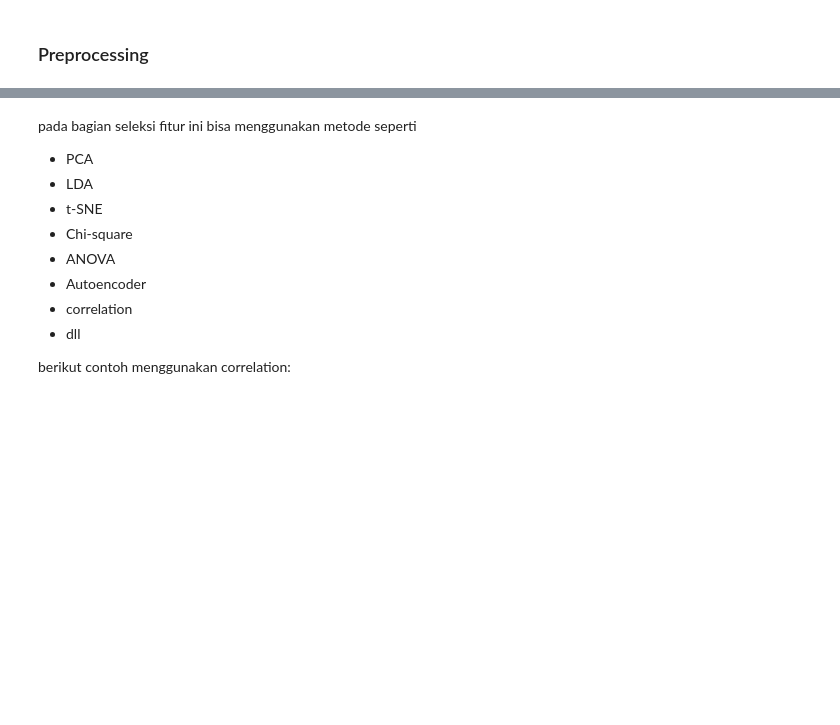
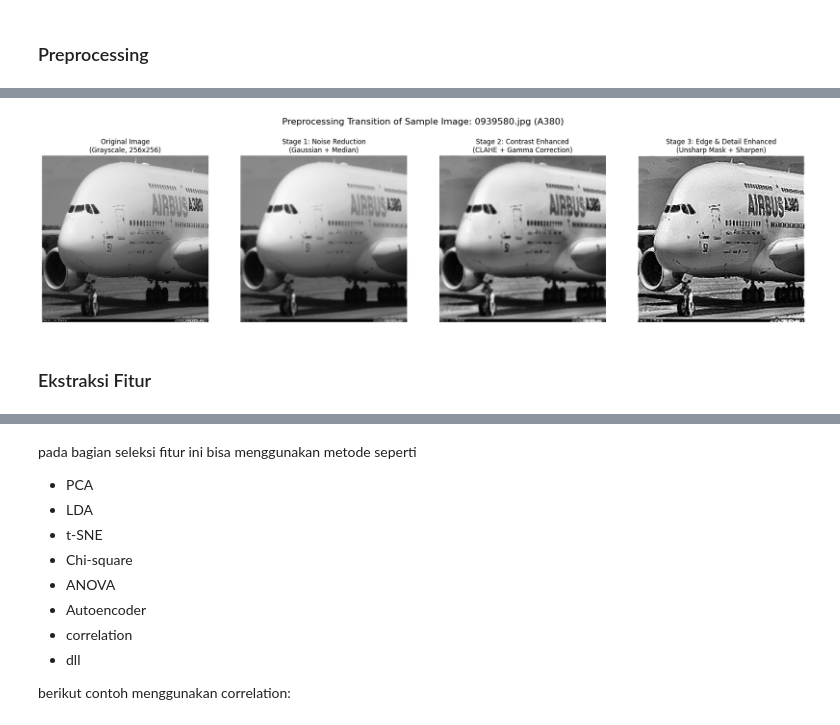
Before and after one commit to Schryzon/AeroVision, a Jupyter notebook: AeroVision.ipynb, the cells around one changed output, grey strips where cells are left out. Saved outputs shown, nothing was run; the diff lists cells and outputs as text; code cells hidden in the pictures; blank space fills up the shorter version.

```diff
--- a/AeroVision.ipynb
+++ b/AeroVision.ipynb
@@ -290,20 +341,3 @@ def prepro3(image):
     return img
 # %% [markdown]
 ### Preprocessing
-# %%
-# pada bagian ini bisa gunakan data yang sebelum augmentasi atau setelah augmentasi
-# Kita menggunakan data sebelum augmentasi (10k gambar) untuk kecepatan pengerjaan.
-dataPreprocessed = []
-print("Running 3-stage preprocessing pipeline...")
-for i in range(len(data)):
-    if i % 2000 == 0:
-        print(f"Preprocessing image {i}/{len(data)}")
-    img = data[i]
-    img = prepro1(img)
-    img = prepro2(img)
-    img = prepro3(img)
-    # Wrap with acc.to_cpu to resolve any CuPy arrays to NumPy arrays
-    dataPreprocessed.append(acc.to_cpu(img))
-
-dataPreprocessed = np.array(dataPreprocessed)
-print(f"Preprocessing completed for {len(dataPreprocessed)} images.")
@@ -319,0 +393,39 @@ Preprocessing completed for 9800 images.
+# %%
+# Select a sample image to visualize the transformation at each stage
+sample_idx = 0  # Feel free to change this index to see other plane transformations!
+original_img = data[sample_idx]
+s1_img = data_stage1[sample_idx]
+s2_img = data_stage2[sample_idx]
+s3_img = data_stage3[sample_idx]
+sample_label = labels[sample_idx]
+sample_fname = file_name[sample_idx]
+
+fig, axes = plt.subplots(1, 4, figsize=(20, 5))
+fig.suptitle(f"Preprocessing Transition of Sample Image: {sample_fname} ({sample_label})", fontsize=16, y=1.05)
+
+# 1. Original Grayscale Image
+axes[0].imshow(original_img, cmap='gray')
+axes[0].set_title("Original Image\n(Grayscale, 256x256)")
+axes[0].axis('off')
+
+# 2. Stage 1 Output
+axes[1].imshow(s1_img, cmap='gray')
+axes[1].set_title("Stage 1: Noise Reduction\n(Gaussian + Median)")
+axes[1].axis('off')
+
+# 3. Stage 2 Output
+axes[2].imshow(s2_img, cmap='gray')
+axes[2].set_title("Stage 2: Contrast Enhanced\n(CLAHE + Gamma Correction)")
+axes[2].axis('off')
+
+# 4. Stage 3 Output
+axes[3].imshow(s3_img, cmap='gray')
+axes[3].set_title("Stage 3: Edge & Detail Enhanced\n(Unsharp Mask + Sharpen)")
+axes[3].axis('off')
+
+plt.tight_layout()
+plt.show()
+# %% [output]
+[figure, added]
+# %% [markdown]
+### Ekstraksi Fitur
```
Also changed, not shown: parts of 89 cells of this notebook, 2 other files.
